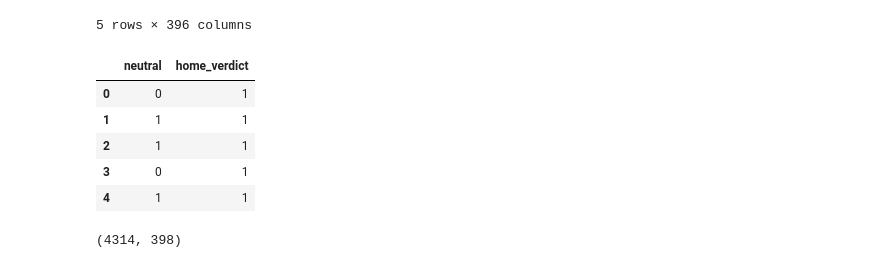
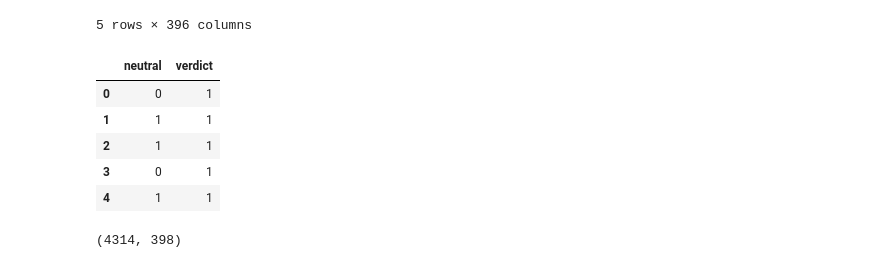
Before and after one commit to nagamouni/Capstone_project_ridge_lasso, a Jupyter notebook: Hamoye_Capstone_Project.ipynb, the cells around one changed output. Drawn from its saved outputs; the diff is of its cells as text; code cells hidden in the pictures.

```diff
--- a/Hamoye_Capstone_Project.ipynb
+++ b/Hamoye_Capstone_Project.ipynb
@@ -427,7 +428,7 @@ import warnings
 warnings.filterwarnings("ignore")
 # %%
 # creating the target variable
-df_results['home_verdict'] = np.where(df_results['home_score']>df_results['away_score'],1,0)
+df_results['verdict'] = np.where(df_results['home_score']>df_results['away_score'],1,0)
 # %%
 # encoding the neutral column
 df_results['neutral'] = np.where(df_results['neutral']==True, 1,0)
@@ -444,10 +445,10 @@ df_encoded.head()
 | 4 | 0 | 0 | 0 | 0 | 0 | 0 | 0 | ... |
 5 rows × 396 columns
 # %%
-df_useful = df_results[['neutral','home_verdict']]
+df_useful = df_results[['neutral','verdict']]
 df_useful.head()
 # %% [output]
-|  | neutral | home_verdict |
+|  | neutral | verdict |
 | 0 | 0 | 1 |
 | 1 | 1 | 1 |
 | 2 | 1 | 1 |
```
Also changed, not shown: parts of 29 cells of this notebook.
